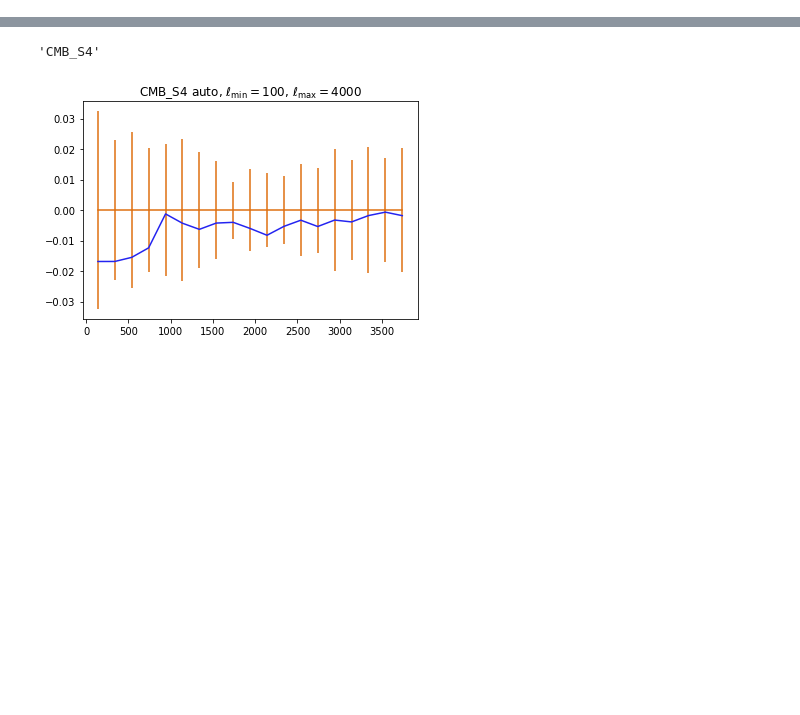
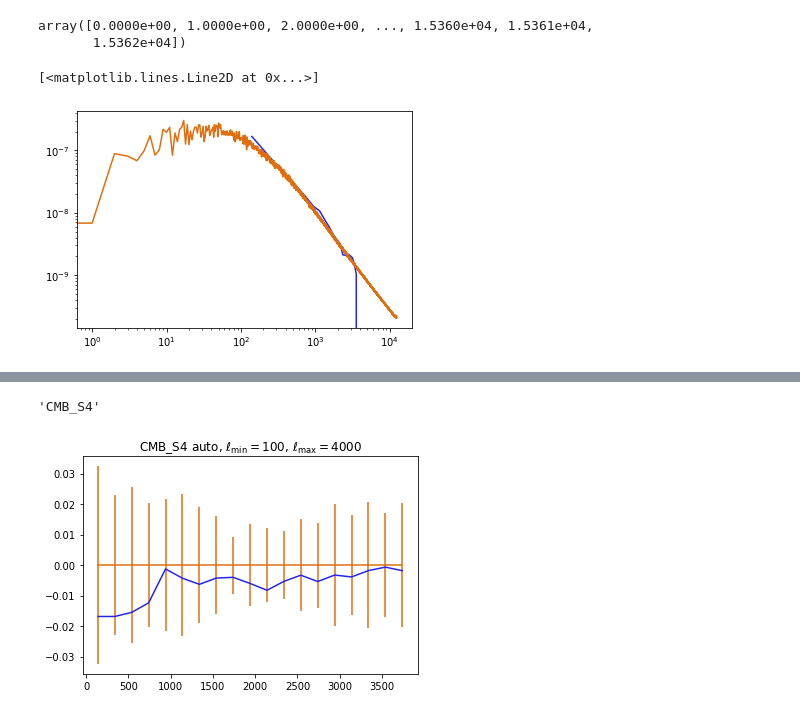
Before and after one commit to catketchup/new_reion-lens, a Jupyter notebook: sim.ipynb, the cells around one changed output, grey strips where cells are left out. Saved outputs shown, nothing was run; the diff lists cells and outputs as text; code cells hidden in the pictures; blank space fills up the shorter version.

```diff
--- a/sim.ipynb
+++ b/sim.ipynb
@@ -13,0 +94,13 @@ import tools
+# %%
+# npix x npix cutouts
+npix = int(width_deg * 60 / px_arcmin)
+# total number of tiles
+ntiles = int(np.prod(shape) / npix**2)
+# self.ntiles = 1
+# number of tiles in a row
+num_x = int(360 / width_deg)
+# %%
+ex, ey = 0, 0
+cmb_tg = (cmb_band + ksz_g_band + noise_band)[0:npix, 0:npix]
+cmb_tg = (cmb_band  + noise_band)[0:npix, 0:npix]
+cmb_t = (cmb_band + ksz_band + noise_band)[0:npix, 0:npix]
@@ -13,0 +111,33 @@ import tools
+# %%
+map_modlmap.max()
+ells = np.arange(0, map_modlmap.max() + 1, 1)
+ells
+# %% [output]
+array([0.0000e+00, 1.0000e+00, 2.0000e+00, ..., 1.5360e+04, 1.5361e+04,
+       1.5362e+04])
+# %%
+import new_tools
+importlib.reload(new_tools)
+Lmin = 40
+Lmax = ellmax
+results= new_tools.kappa(ellmin, ellmax, Lmin, Lmax, delta_L, nlev_t, beam_arcmin, enmap1=cmb_tg, enmap2=cmb_tg)
+# %%
+inkappa_cl = hp.alm2cl(kap_alm)
+inkappa = kap_band[0:npix, 0:npix]
+# %%
+Ls = results['Ls']
+kappa = results['kappa']
+kappa_cl = results['kappa_cl']
+d_cl = results['d_cl']
+phi_cl = results['phi_cl']
+noise_cl = results['noise_cl']
+norm = results['norm']
+plt.loglog(Ls, kappa_cl-noise_cl)
+plt.loglog( inkappa_cl)
+#plt.loglog(Ls, d_cl)
+#plt.loglog(Ls, phi_cl)
+#plt.loglog(Ls, noise_cl)
+#plt.loglog(Ls, norm*Ls**2/4)
+# %% [output]
+[<matplotlib.lines.Line2D at 0x...>]
+[figure, added]
```
Also changed, not shown: parts of 6 cells of this notebook, 2 other files.
